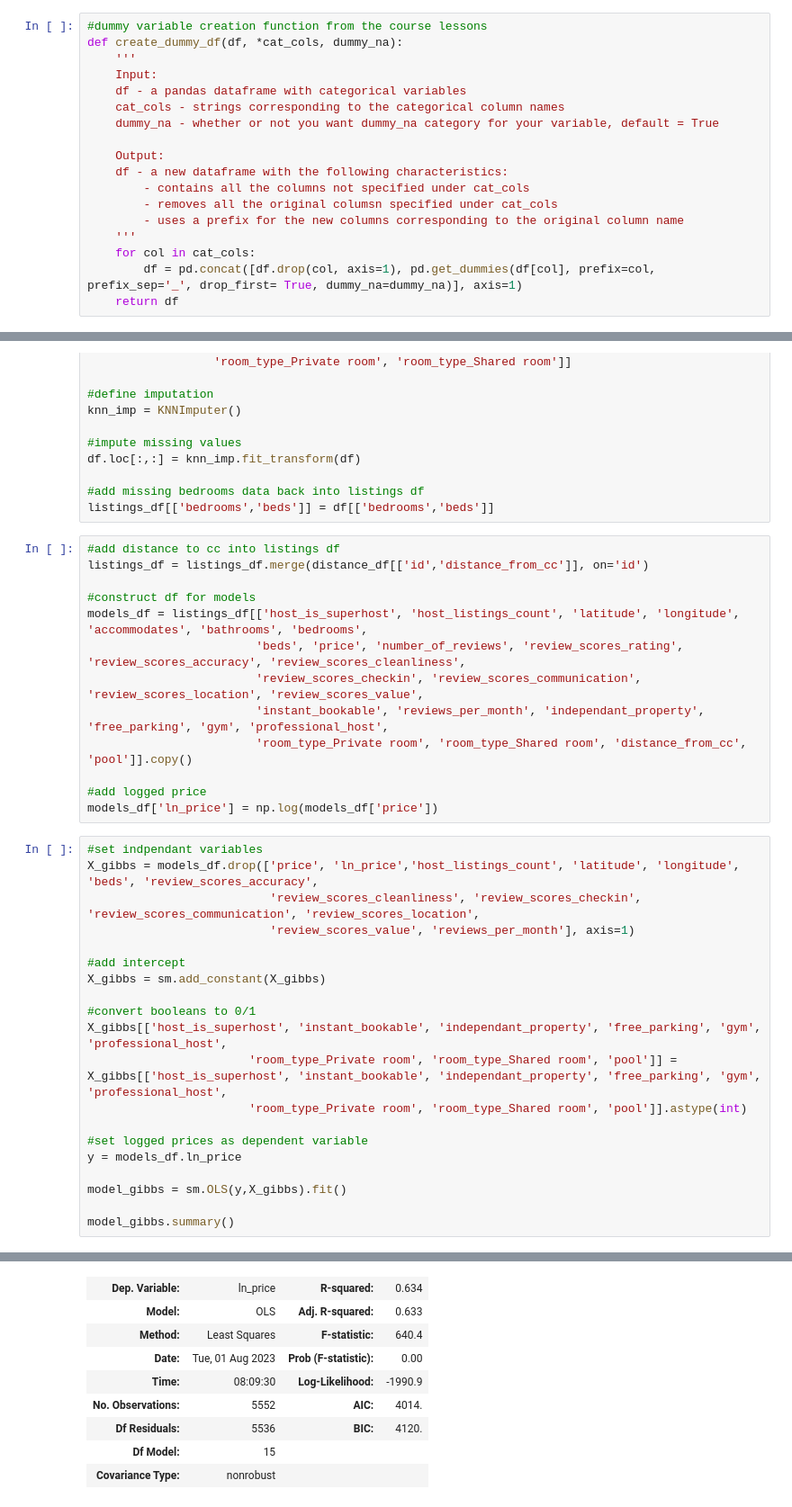
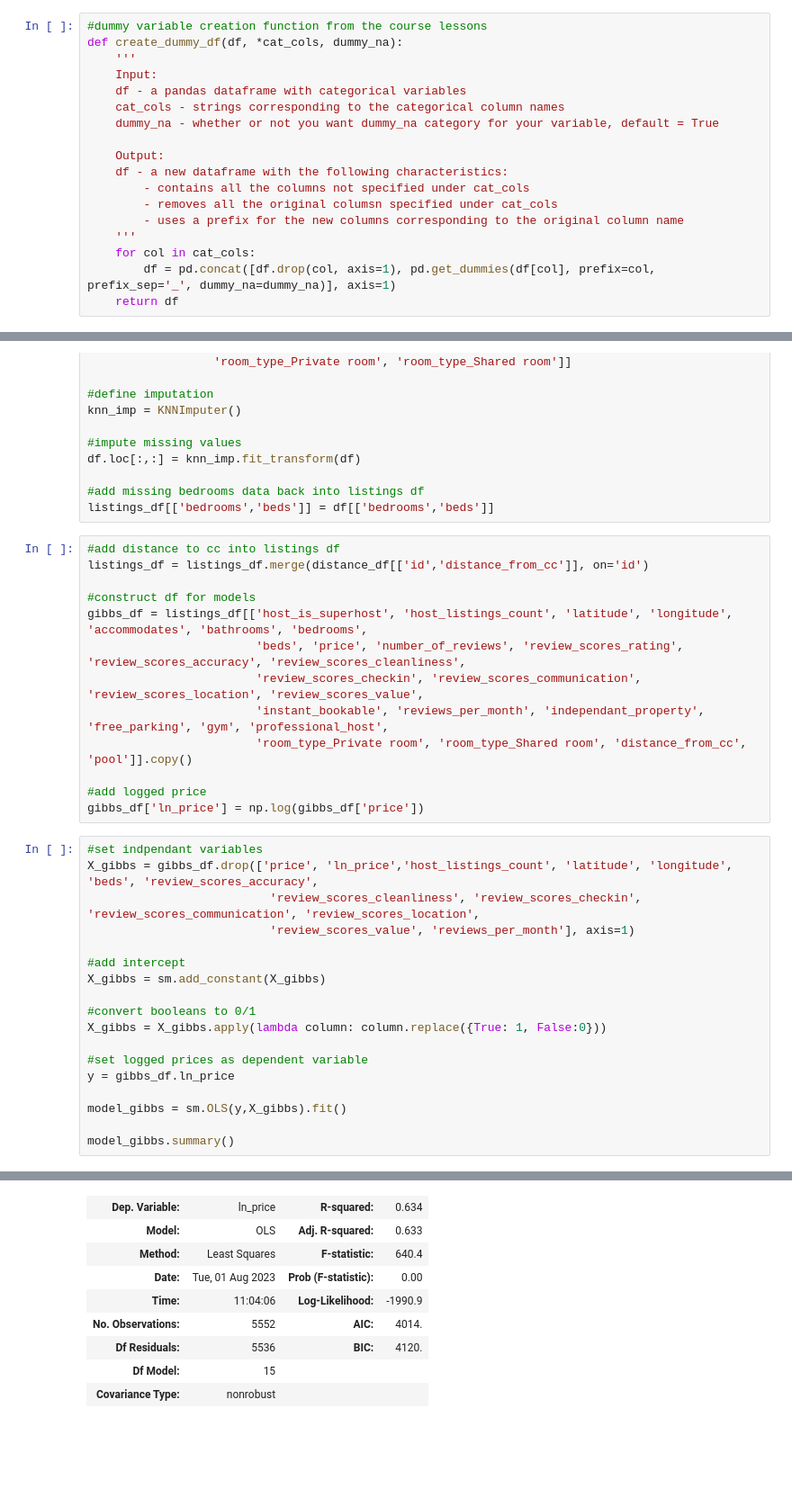
Before and after one commit to epistemetrica/udacity-blog-post-project, a Jupyter notebook: apw-blog-project.ipynb, the cells around one changed output, grey strips where cells are left out. Shown at 90% size. Saved outputs shown, nothing was run; the diff lists cells and outputs as text; blank space fills up the shorter version.

```diff
--- a/apw-blog-project.ipynb
+++ b/apw-blog-project.ipynb
@@ -424,7 +424,7 @@ def create_dummy_df(df, *cat_cols, dummy_na):
         - uses a prefix for the new columns corresponding to the original column name
     '''
     for col in cat_cols:
-        df = pd.concat([df.drop(col, axis=1), pd.get_dummies(df[col], prefix=col, prefix_sep='_', drop_first= True, dummy_na=dummy_na)], axis=1)
+        df = pd.concat([df.drop(col, axis=1), pd.get_dummies(df[col], prefix=col, prefix_sep='_', dummy_na=dummy_na)], axis=1)
     return df
 # %%
 #create dummy variables for entire place, private room, and shared room
@@ -460,41 +460,39 @@ listings_df[['bedrooms','beds']] = df[['bedrooms','beds']]
 listings_df = listings_df.merge(distance_df[['id','distance_from_cc']], on='id')
 
 #construct df for models
-models_df = listings_df[['host_is_superhost', 'host_listings_count', 'latitude', 'longitude', 'accommodates', 'bathrooms', 'bedrooms',
+gibbs_df = listings_df[['host_is_superhost', 'host_listings_count', 'latitude', 'longitude', 'accommodates', 'bathrooms', 'bedrooms',
                         'beds', 'price', 'number_of_reviews', 'review_scores_rating', 'review_scores_accuracy', 'review_scores_cleanliness',
                         'review_scores_checkin', 'review_scores_communication', 'review_scores_location', 'review_scores_value',
                         'instant_bookable', 'reviews_per_month', 'independant_property', 'free_parking', 'gym', 'professional_host',
                         'room_type_Private room', 'room_type_Shared room', 'distance_from_cc', 'pool']].copy()
 
 #add logged price
-models_df['ln_price'] = np.log(models_df['price'])
+gibbs_df['ln_price'] = np.log(gibbs_df['price'])
 # %%
 #set indpendant variables
-X_gibbs = models_df.drop(['price', 'ln_price','host_listings_count', 'latitude', 'longitude', 'beds', 'review_scores_accuracy',
+X_gibbs = gibbs_df.drop(['price', 'ln_price','host_listings_count', 'latitude', 'longitude', 'beds', 'review_scores_accuracy',
                           'review_scores_cleanliness', 'review_scores_checkin', 'review_scores_communication', 'review_scores_location',
                           'review_scores_value', 'reviews_per_month'], axis=1)
 
 #add intercept
 X_gibbs = sm.add_constant(X_gibbs)
 
 #convert booleans to 0/1
-X_gibbs[['host_is_superhost', 'instant_bookable', 'independant_property', 'free_parking', 'gym', 'professional_host',
-                       'room_type_Private room', 'room_type_Shared room', 'pool']] = X_gibbs[['host_is_superhost', 'instant_bookable', 'independant_property', 'free_parking', 'gym', 'professional_host',
-                       'room_type_Private room', 'room_type_Shared room', 'pool']].astype(int)
+X_gibbs = X_gibbs.apply(lambda column: column.replace({True: 1, False:0}))
 
 #set logged prices as dependent variable
-y = models_df.ln_price
+y = gibbs_df.ln_price
 
 model_gibbs = sm.OLS(y,X_gibbs).fit()
 
 model_gibbs.summary()
 # %% [output]
 OLS Regression Results
 | Dep. Variable: | ln_price | R-squared: | 0.634 |
 | Model: | OLS | Adj. R-squared: | 0.633 |
 | Method: | Least Squares | F-statistic: | 640.4 |
 | Date: | Tue, 01 Aug 2023 | Prob (F-statistic): | 0.00 |
-| Time: | 08:09:30 | Log-Likelihood: | -1990.9 |
+| Time: | 11:04:06 | Log-Likelihood: | -1990.9 |
 | No. Observations: | 5552 | AIC: | 4014. |
 | Df Residuals: | 5536 | BIC: | 4120. |
 | Df Model: | 15 |  |  |
```
Also changed, not shown: parts of 13 cells of this notebook.
